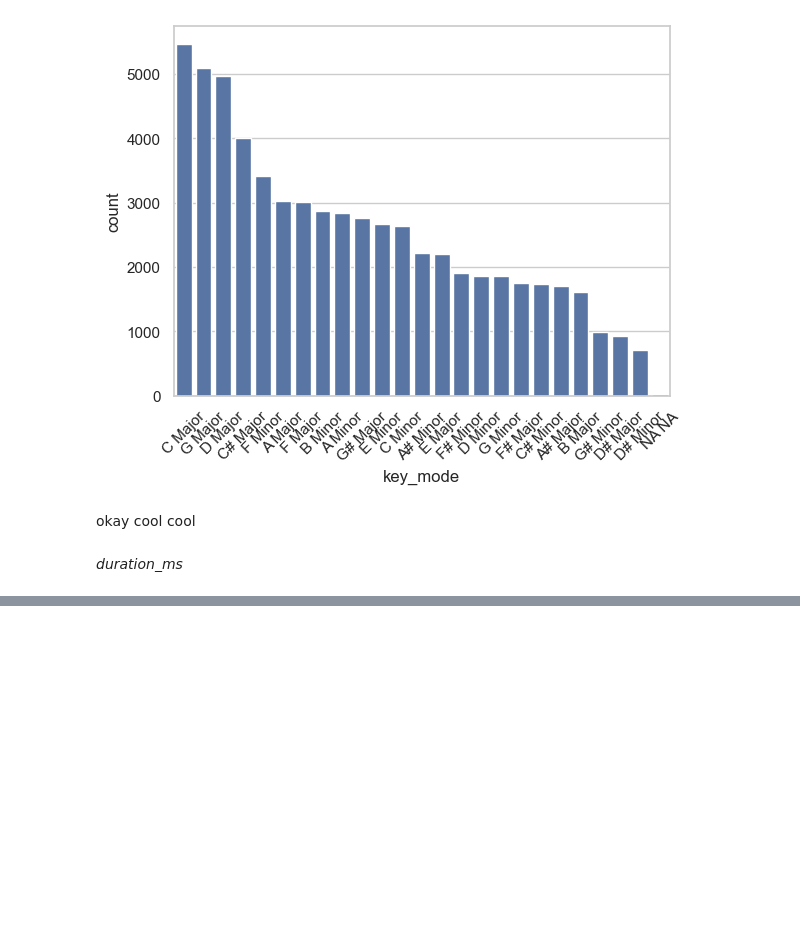
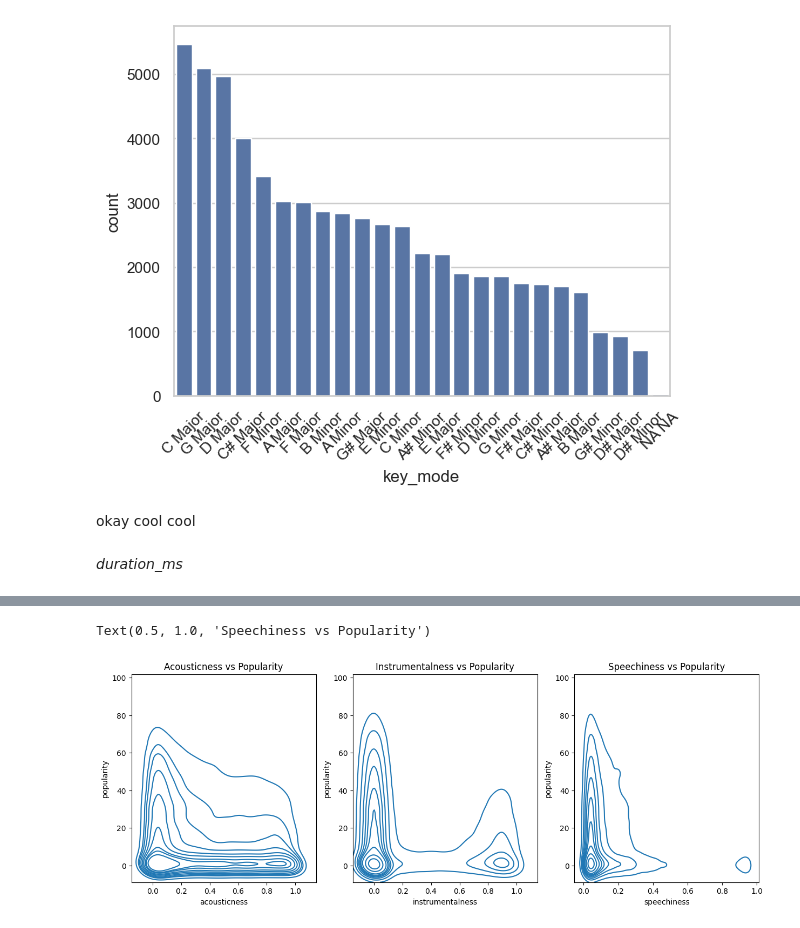
Before and after one commit to Sammuel21/pridav-music-project, a Jupyter notebook: Development/kenderes2/eda2.ipynb, the cells around one changed output, grey strips where cells are left out. Drawn from its saved outputs; the diff is of its cells as text; code cells hidden in the pictures; blank space fills up the shorter version.

```diff
--- a/Development/kenderes2/eda2.ipynb
+++ b/Development/kenderes2/eda2.ipynb
@@ -246,0 +328,12 @@ ok not insignificant
+# %%
+# plot acousticness instrumentalness and speechiness against popularity, grid of 3, kdeplots
+fig, ax = plt.subplots(1, 3, figsize=(15, 5))
+sns.kdeplot(x='acousticness', y='popularity',data=num_copy_data, ax=ax[0])
+ax[0].set_title('Acousticness vs Popularity')
+sns.kdeplot(x='instrumentalness', y='popularity',data=num_copy_data, ax=ax[1])
+ax[1].set_title('Instrumentalness vs Popularity')
+sns.kdeplot(x='speechiness', y='popularity',data=num_copy_data, ax=ax[2])
+ax[2].set_title('Speechiness vs Popularity')
+# %% [output]
+Text(0.5, 1.0, 'Speechiness vs Popularity')
+[figure, added]
```
Also changed, not shown: parts of 12 cells of this notebook, 1 other file.
